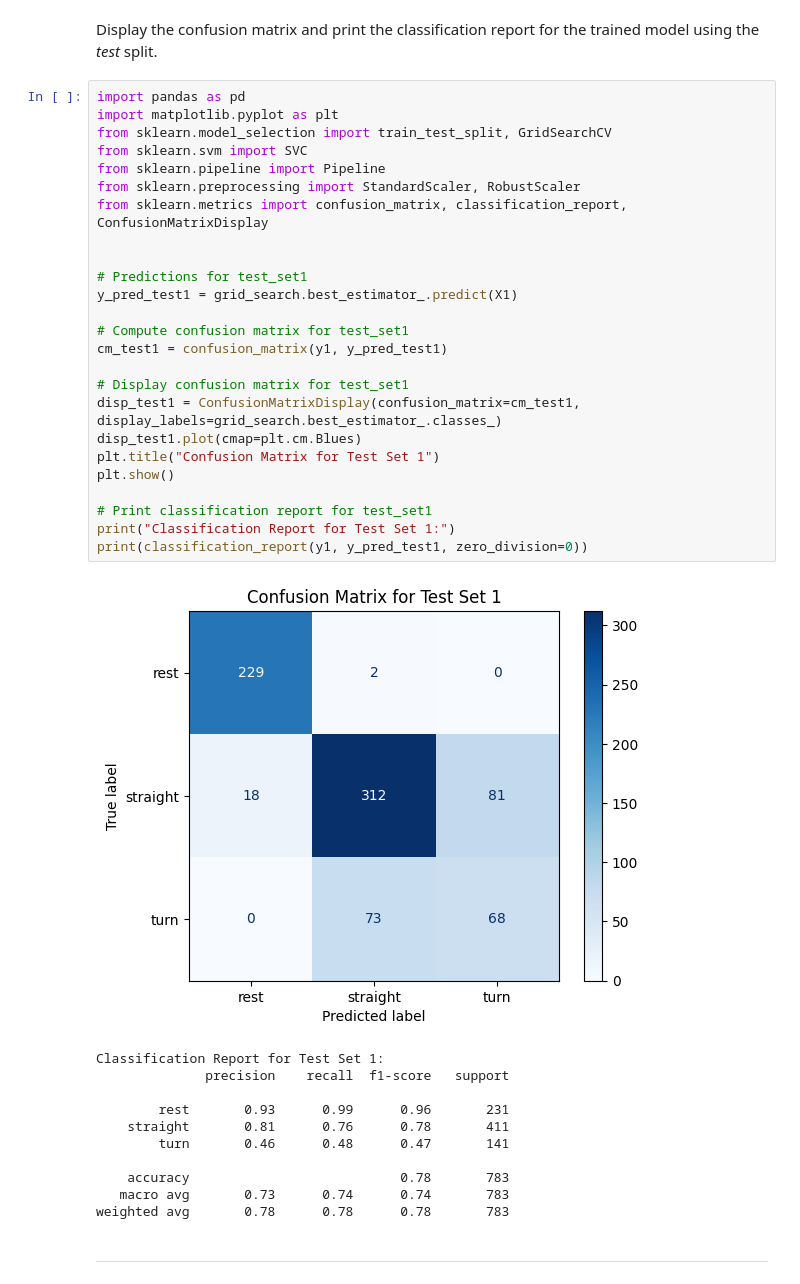
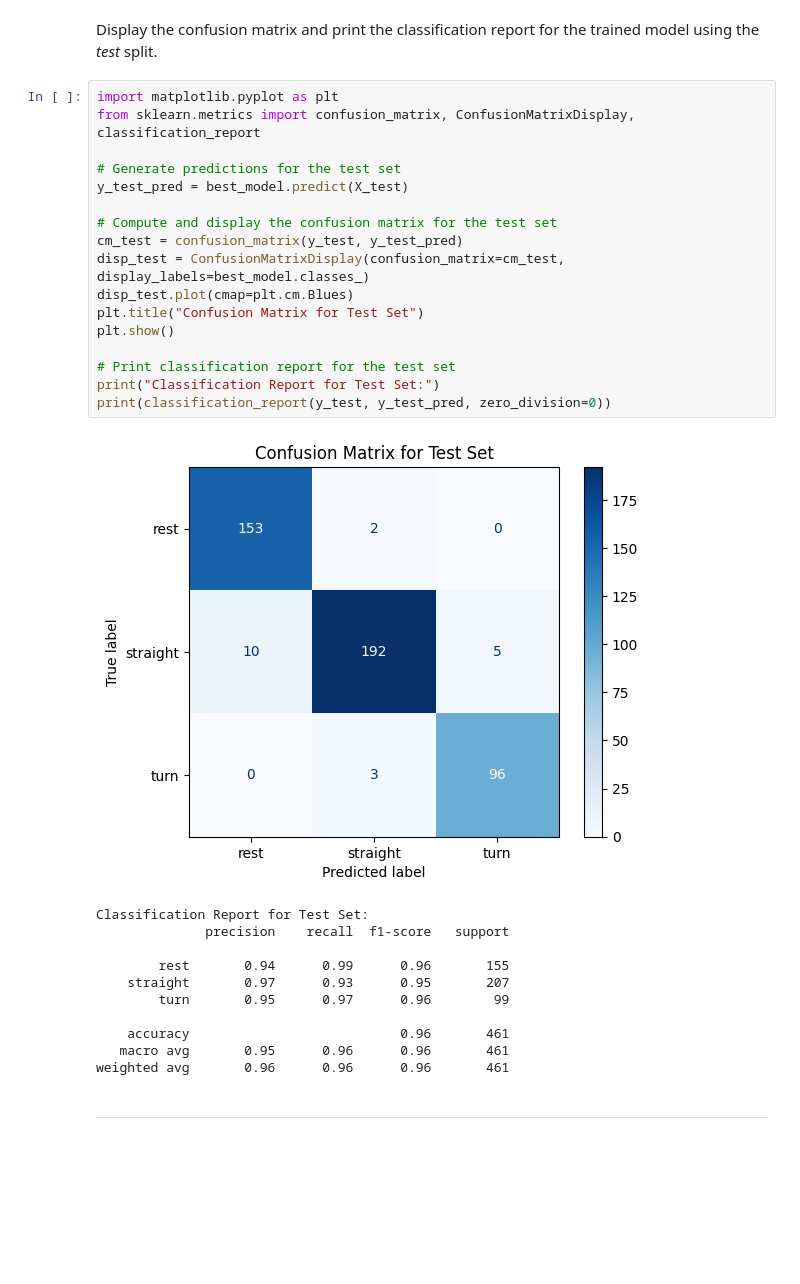
Before and after one commit to dhruvvyas0725/engg680_2024_fall, a Jupyter notebook: Lab Assignment 4/Assignment_4.ipynb, the cells around one changed output. Cells and saved outputs as stored; diff of their text form; blank space fills up the shorter version.

```diff
--- a/Lab Assignment 4/Assignment_4.ipynb
+++ b/Lab Assignment 4/Assignment_4.ipynb
@@ -570,42 +568,34 @@ Test set accuracy: 0.96
 # %% [markdown]
 Display the confusion matrix and print the classification report for the trained model using the *test* split.
 # %%
-import pandas as pd
 import matplotlib.pyplot as plt
-from sklearn.model_selection import train_test_split, GridSearchCV
-from sklearn.svm import SVC
-from sklearn.pipeline import Pipeline
-from sklearn.preprocessing import StandardScaler, RobustScaler
-from sklearn.metrics import confusion_matrix, classification_report, ConfusionMatrixDisplay
+from sklearn.metrics import confusion_matrix, ConfusionMatrixDisplay, classification_report
 
+# Generate predictions for the test set
+y_test_pred = best_model.predict(X_test)
 
-# Predictions for test_set1
-y_pred_test1 = grid_search.best_estimator_.predict(X1)
-
-# Compute confusion matrix for test_set1
-cm_test1 = confusion_matrix(y1, y_pred_test1)
-
-# Display confusion matrix for test_set1
-disp_test1 = ConfusionMatrixDisplay(confusion_matrix=cm_test1, display_labels=grid_search.best_estimator_.classes_)
-disp_test1.plot(cmap=plt.cm.Blues)
-plt.title("Confusion Matrix for Test Set 1")
+# Compute and display the confusion matrix for the test set
+cm_test = confusion_matrix(y_test, y_test_pred)
+disp_test = ConfusionMatrixDisplay(confusion_matrix=cm_test, display_labels=best_model.classes_)
+disp_test.plot(cmap=plt.cm.Blues)
+plt.title("Confusion Matrix for Test Set")
 plt.show()
 
-# Print classification report for test_set1
-print("Classification Report for Test Set 1:")
-print(classification_report(y1, y_pred_test1, zero_division=0))
+# Print classification report for the test set
+print("Classification Report for Test Set:")
+print(classification_report(y_test, y_test_pred, zero_division=0))
 # %% [output]
-[figure, old version]
+[figure, new version]
-Classification Report for Test Set 1:
+Classification Report for Test Set:
               precision    recall  f1-score   support
 
-        rest       0.93      0.99      0.96       231
-    straight       0.81      0.76      0.78       411
-        turn       0.46      0.48      0.47       141
+        rest       0.94      0.99      0.96       155
+    straight       0.97      0.93      0.95       207
+        turn       0.95      0.97      0.96        99
 
-    accuracy                           0.78       783
-   macro avg       0.73      0.74      0.74       783
-weighted avg       0.78      0.78      0.78       783
+    accuracy                           0.96       461
+   macro avg       0.95      0.96      0.96       461
+weighted avg       0.96      0.96      0.96       461
 # %% [markdown]
 ___
 # %% [markdown]
```
Also changed, not shown: parts of 32 cells of this notebook, 1 other file.
